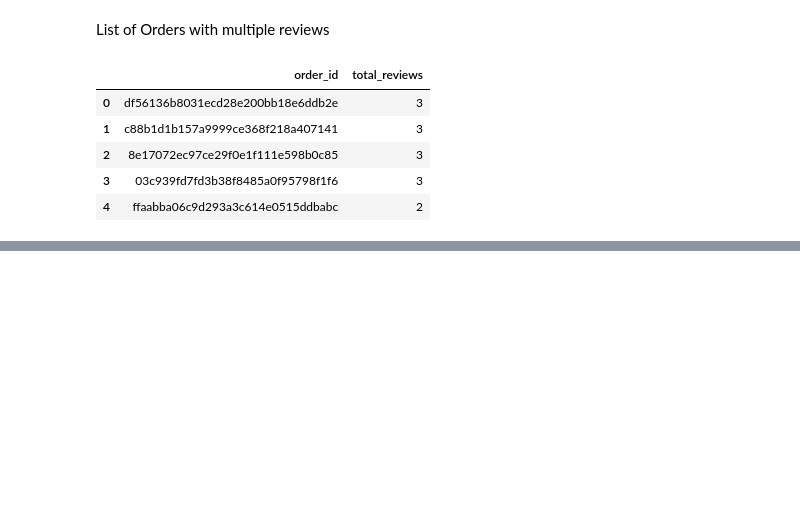
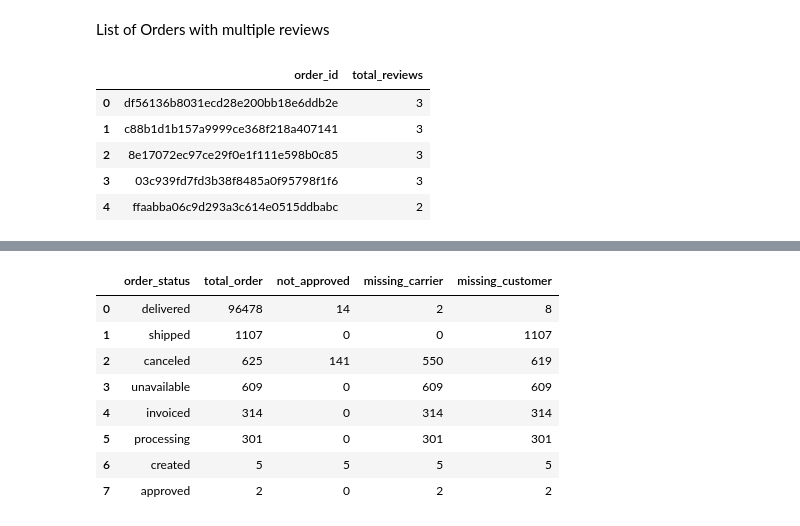
Before and after one commit to Lukevu-hub/olist-delivery-analysis, a Jupyter notebook: notebooks/01_load_and_clean.ipynb, the cells around one changed output, grey strips where cells are left out. Cells and saved outputs as stored; diff of their text form; code cells hidden in the pictures; blank space fills up the shorter version.

```diff
--- a/notebooks/01_load_and_clean.ipynb
+++ b/notebooks/01_load_and_clean.ipynb
@@ -266,0 +261,23 @@ result
+# %%
+query = """
+SELECT order_status, count(*) as total_order,
+    SUM(order_approved_at IS NULL) as not_approved,
+    SUM(order_delivered_carrier_date IS NULL) as missing_carrier,
+    SUM(order_delivered_customer_date IS NULL) as missing_customer
+FROM orders
+GROUP BY order_status
+order by total_order desc
+
+"""
+order_status = pd.read_sql_query(query, conn)
+order_status
+# %% [output]
+|  | order_status | total_order | not_approved | missing_carrier | missing_customer |
+| 0 | delivered | 96478 | 14 | 2 | 8 |
+| 1 | shipped | 1107 | 0 | 0 | 1107 |
+| 2 | canceled | 625 | 141 | 550 | 619 |
+| 3 | unavailable | 609 | 0 | 609 | 609 |
+| 4 | invoiced | 314 | 0 | 314 | 314 |
+| 5 | processing | 301 | 0 | 301 | 301 |
+| 6 | created | 5 | 5 | 5 | 5 |
+| 7 | approved | 2 | 0 | 2 | 2 |
```
Also changed, not shown: parts of 26 cells of this notebook.
